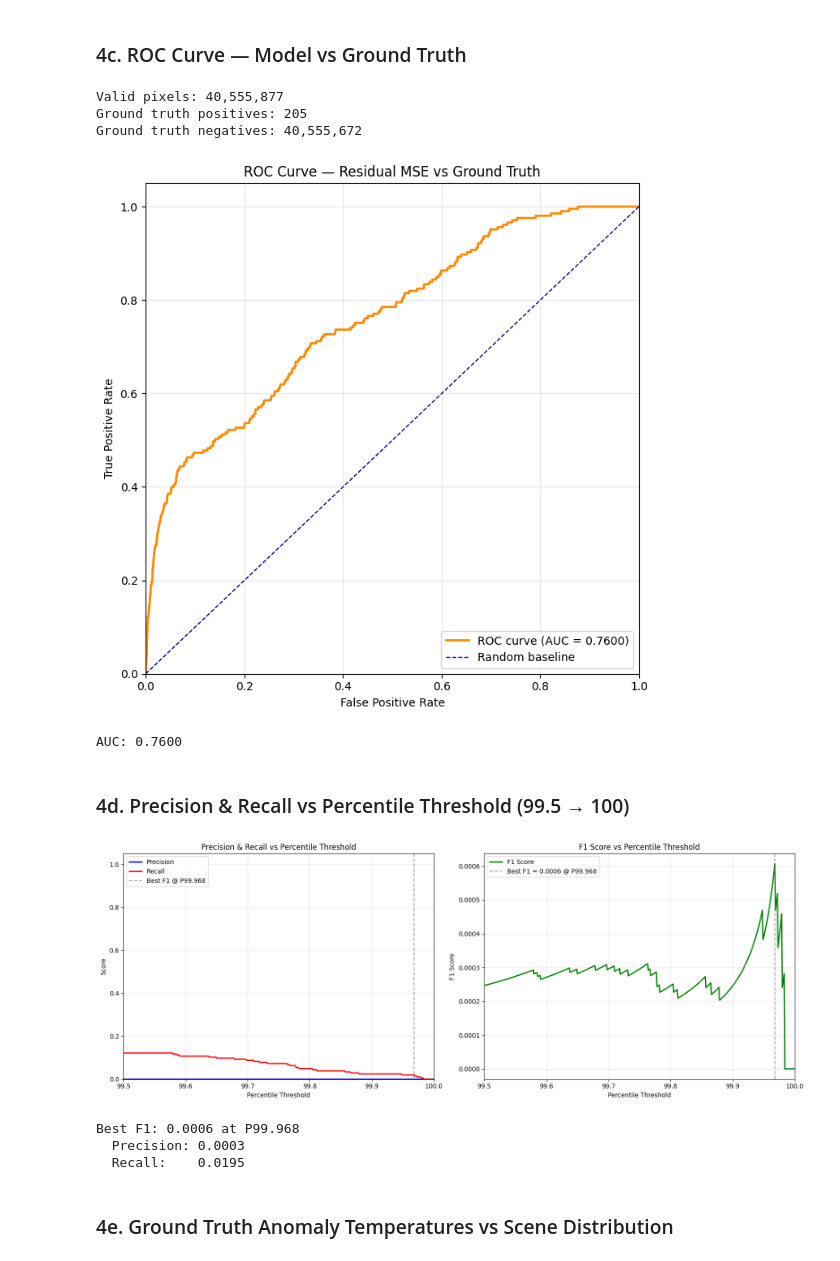
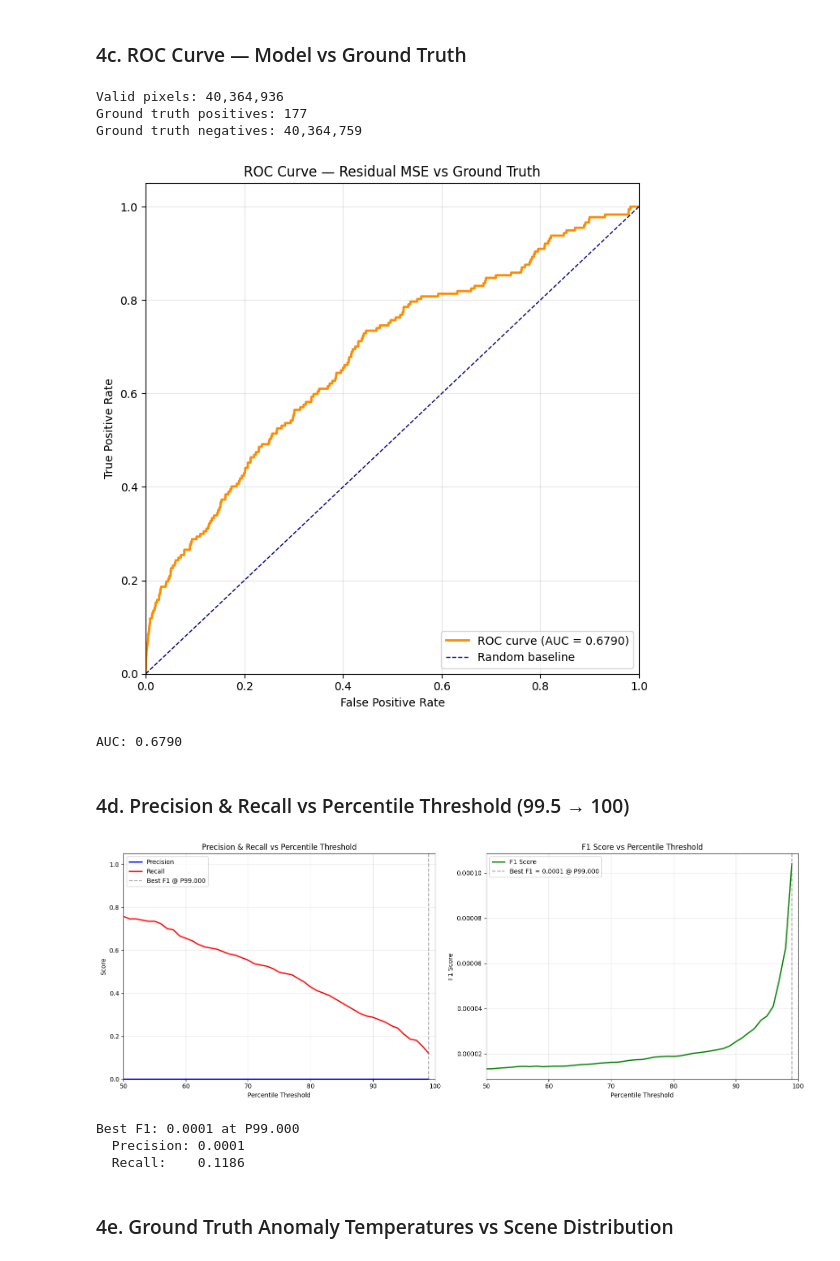
Before and after one commit to rashwin88/hsi-anomaly-foundations-allotrope, a Jupyter notebook: exploratory_analyses/spatial_ae_inference_demo.ipynb, the cells around one changed output. Saved outputs shown, nothing was run; the diff lists cells and outputs as text; code cells hidden in the pictures.

```diff
--- a/exploratory_analyses/spatial_ae_inference_demo.ipynb
+++ b/exploratory_analyses/spatial_ae_inference_demo.ipynb
@@ -62,7 +62,7 @@ PATCH_SIZE = 64
 
 CHECKPOINT = os.path.join(
     PROJECT_ROOT,
-    "checkpoints/spatial_ae/spatial_autoencoder_v3.1.0_epoch25.pt",
+    "checkpoints/spatial_ae/spatial_autoencoder_v5.1.0_epoch28.pt",
 )
 
 config = InferenceConfig(
@@ -236,15 +236,15 @@ plt.show()
 
 print(f"\nAUC: {roc_auc:.4f}")
 # %% [output]
-Valid pixels: 40,555,877
-Ground truth positives: 205
-Ground truth negatives: 40,555,672
+Valid pixels: 40,364,936
+Ground truth positives: 177
+Ground truth negatives: 40,364,759
-[figure, old version]
+[figure, new version]
-AUC: 0.7600
+AUC: 0.6790
 # %% [markdown]
 ### 4d. Precision & Recall vs Percentile Threshold (99.5 → 100)
 # %%
-percentiles = np.arange(90, 100.0, 1)
+percentiles = np.arange(50, 100.0, 1)
 precisions = []
 recalls = []
 f1_scores = []
@@ -271,39 +271,39 @@ best_pct = percentiles[best_idx]
 
 fig, (ax1, ax2) = plt.subplots(1, 2, figsize=(16, 6))
 
 # Precision & Recall vs Percentile
 ax1.plot(percentiles, precisions, color="blue", lw=2, label="Precision")
 ax1.plot(percentiles, recalls, color="red", lw=2, label="Recall")
 ax1.axvline(best_pct, color="gray", linestyle="--", alpha=0.7, label=f"Best F1 @ P{best_pct:.3f}")
 ax1.set_xlabel("Percentile Threshold")
 ax1.set_ylabel("Score")
 ax1.set_title("Precision & Recall vs Percentile Threshold")
 ax1.legend()
 ax1.grid(True, alpha=0.3)
-ax1.set_xlim([90.5, 100.0])
+ax1.set_xlim([50, 100.0])
 ax1.set_ylim([0.0, 1.05])
 
 # F1 vs Percentile
 ax2.plot(percentiles, f1_scores, color="green", lw=2, label="F1 Score")
 ax2.axvline(best_pct, color="gray", linestyle="--", alpha=0.7, label=f"Best F1 = {f1_scores[best_idx]:.4f} @ P{best_pct:.3f}")
 ax2.set_xlabel("Percentile Threshold")
 ax2.set_ylabel("F1 Score")
 ax2.set_title("F1 Score vs Percentile Threshold")
 ax2.legend()
 ax2.grid(True, alpha=0.3)
-ax2.set_xlim([90, 100.0])
+ax2.set_xlim([50, 100.0])
 
 plt.tight_layout()
 plt.show()
 
 print(f"Best F1: {f1_scores[best_idx]:.4f} at P{best_pct:.3f}")
 print(f"  Precision: {precisions[best_idx]:.4f}")
 print(f"  Recall:    {recalls[best_idx]:.4f}")
 # %% [output]
-[figure, old version]
+[figure, new version]
-Best F1: 0.0006 at P99.968
-  Precision: 0.0003
-  Recall:    0.0195
+Best F1: 0.0001 at P99.000
+  Precision: 0.0001
+  Recall:    0.1186
 # %% [markdown]
 ### 4e. Ground Truth Anomaly Temperatures vs Scene Distribution
 # %%
```
Also changed, not shown: parts of 4 cells of this notebook, 3 other files.
